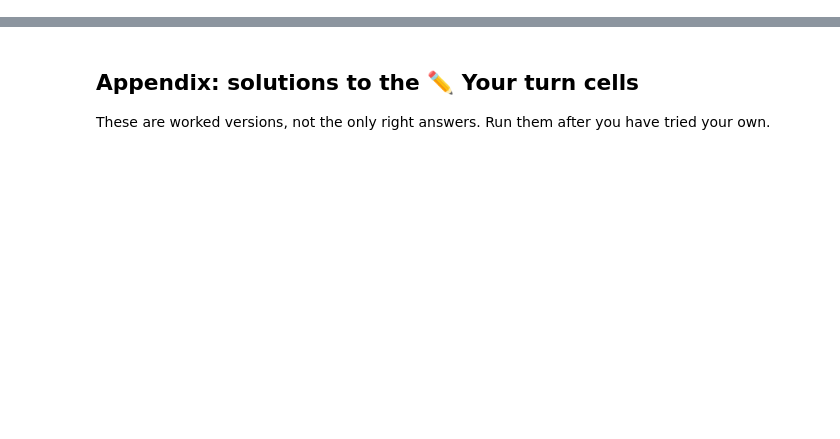
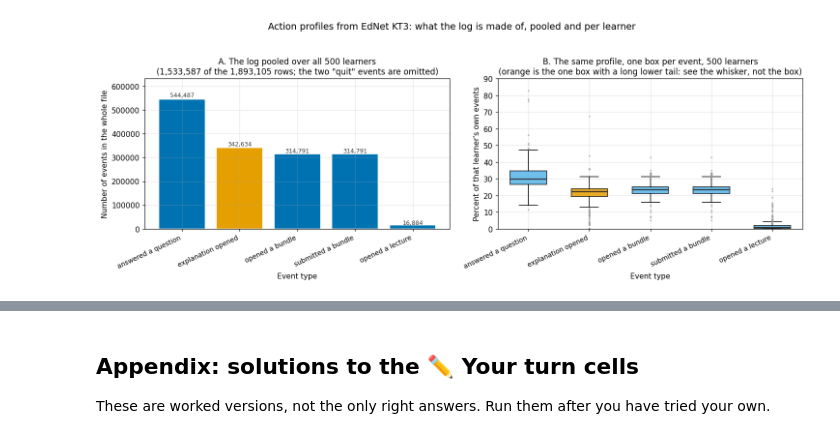
Before and after one commit to HakeoungLee/edis8100-teaching-learning-analytics, a Jupyter notebook: week07-srl-traces-lab/week07_srl_traces_lab.ipynb, the cells around one changed output, grey strips where cells are left out. Cells and saved outputs as stored; diff of their text form; code cells hidden in the pictures; blank space fills up the shorter version.

```diff
--- a/week07-srl-traces-lab/week07_srl_traces_lab.ipynb
+++ b/week07-srl-traces-lab/week07_srl_traces_lab.ipynb
@@ -1659,0 +412,39 @@ Checklist for tonight:
+# %%
+fig, axes = plt.subplots(1, 2, figsize=(13.5, 4.8))
+
+ax = axes[0]
+order = list(pooled.sort_values(ascending=False).index)
+ax.bar(range(len(order)), [counts[e].sum() for e in order],
+       color=[BLUE if e != 'enter_e' else ORANGE for e in order], edgecolor='white')
+for i, e in enumerate(order):
+    ax.text(i, counts[e].sum() * 1.02, format(int(counts[e].sum()), ','),
+            ha='center', fontsize=8, color=BLACK)
+ax.set_xticks(range(len(order)))
+ax.set_xticklabels([LABEL[e] for e in order], rotation=25, ha='right', fontsize=9)
+ax.set_ylabel('Number of events in the whole file')
+ax.set_xlabel('Event type')
+ax.set_ylim(0, counts.sum().max() * 1.16)
+ax.set_title('A. The log pooled over all 500 learners\n(1,533,587 of the 1,893,105 rows; the two "quit" events are omitted)')
+
+ax = axes[1]
+data = [share[e].values for e in order]
+bp = ax.boxplot(data, vert=True, widths=0.6, patch_artist=True,
+                medianprops=dict(color=BLACK, linewidth=1.6),
+                flierprops=dict(marker='.', markersize=3, markerfacecolor=GREY,
+                                markeredgecolor=GREY, alpha=0.5))
+for patch, e in zip(bp['boxes'], order):
+    patch.set_facecolor(ORANGE if e == 'enter_e' else SKY)
+    patch.set_alpha(0.85)
+ax.set_xticklabels([LABEL[e] for e in order], rotation=25, ha='right', fontsize=9)
+ax.set_ylabel("Percent of that learner's own events")
+ax.set_xlabel('Event type')
+ax.set_title('B. The same profile, one box per event, 500 learners\n'
+             '(orange is the one box with a long lower tail: see the whisker, not the box)')
+ax.set_ylim(0, 90)
+
+fig.suptitle('Action profiles from EdNet KT3: what the log is made of, pooled and per learner',
+             fontsize=12.5, y=1.04)
+plt.tight_layout()
+plt.show()
+# %% [output]
+[figure, added]
```
Also changed, not shown: parts of 128 cells of this notebook, 9 other files.
